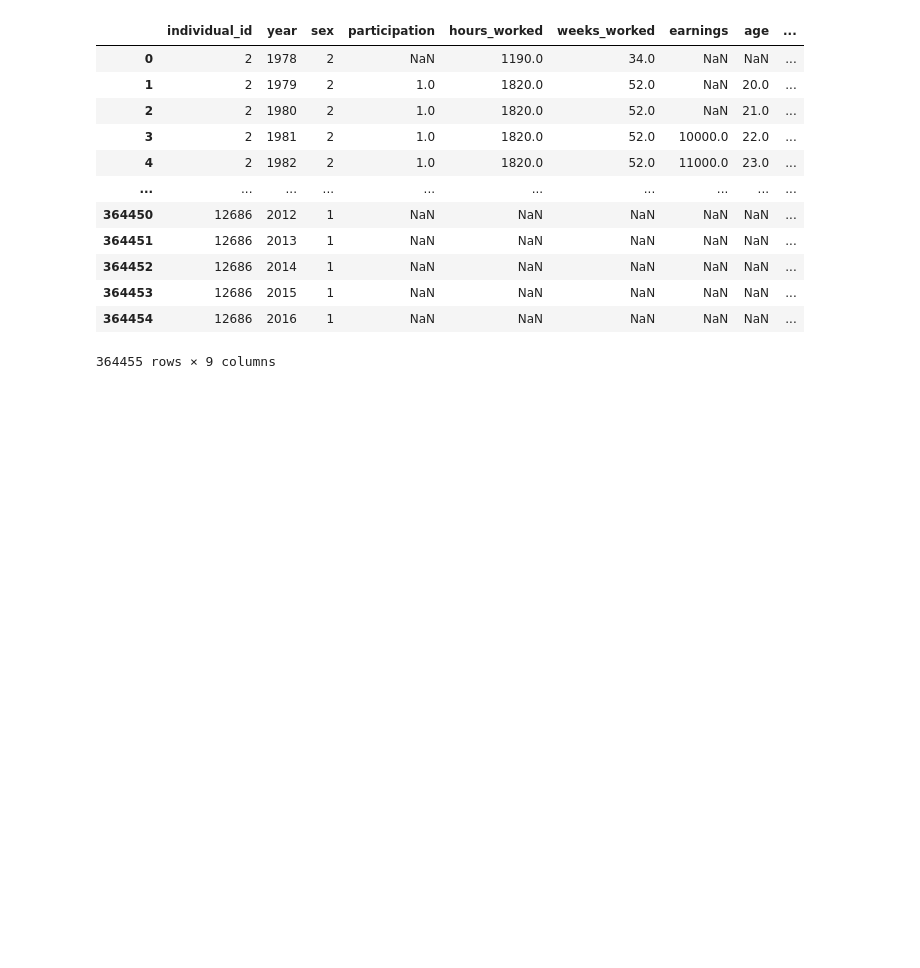
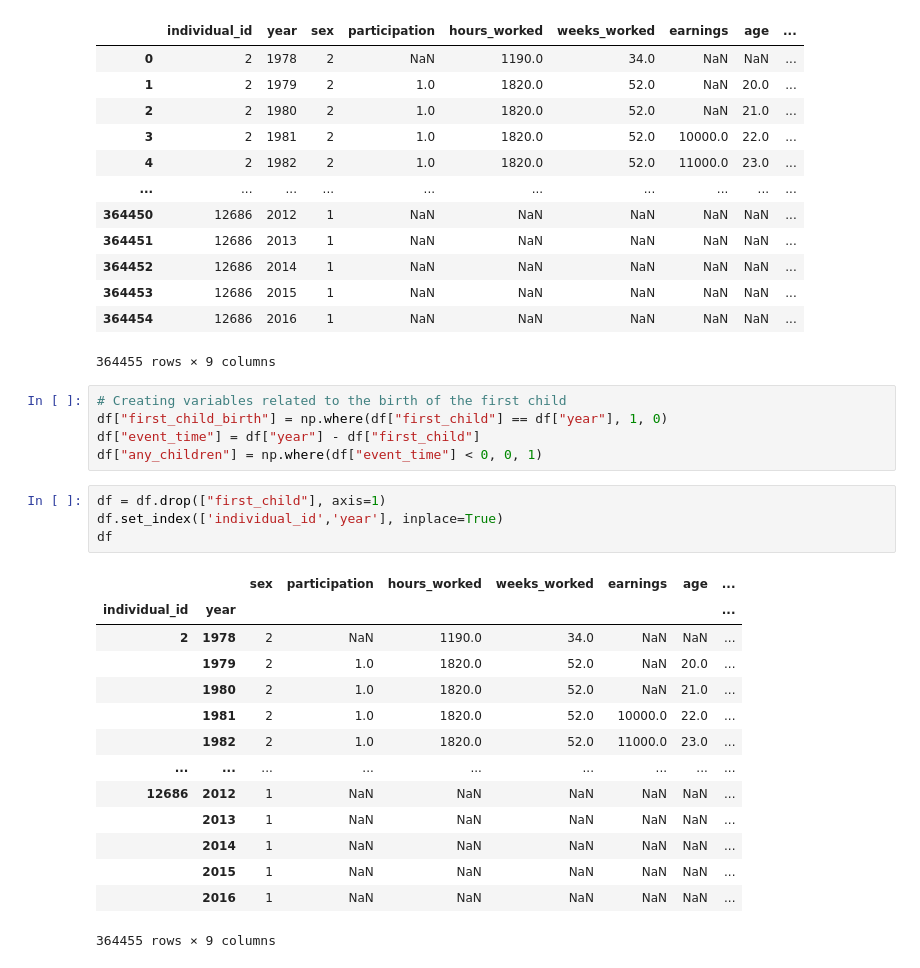
Before and after one commit to berikabinzet/Final_Project, a Jupyter notebook: src/data_management/data_cleaning_code.ipynb, the cells around one changed output. Saved outputs shown, nothing was run; the diff lists cells and outputs as text; blank space fills up the shorter version.

Commit message:
Created event_time, any_children and first_child variables.

```diff
--- a/src/data_management/data_cleaning_code.ipynb
+++ b/src/data_management/data_cleaning_code.ipynb
@@ -233,3 +233,27 @@ df
 | 364453 | 12686 | 2015 | 1 | NaN | NaN | NaN | NaN | NaN | ... |
 | 364454 | 12686 | 2016 | 1 | NaN | NaN | NaN | NaN | NaN | ... |
 364455 rows × 9 columns
+# %%
+# Creating variables related to the birth of the first child
+df["first_child_birth"] = np.where(df["first_child"] == df["year"], 1, 0)
+df["event_time"] = df["year"] - df["first_child"]
+df["any_children"] = np.where(df["event_time"] < 0, 0, 1)
+# %%
+df = df.drop(["first_child"], axis=1)
+df.set_index(['individual_id','year'], inplace=True)
+df
+# %% [output]
+|  |  | sex | participation | hours_worked | weeks_worked | earnings | age | ... |
+| individual_id | year |  |  |  |  |  |  | ... |
+| 2 | 1978 | 2 | NaN | 1190.0 | 34.0 | NaN | NaN | ... |
+|  | 1979 | 2 | 1.0 | 1820.0 | 52.0 | NaN | 20.0 | ... |
+|  | 1980 | 2 | 1.0 | 1820.0 | 52.0 | NaN | 21.0 | ... |
+|  | 1981 | 2 | 1.0 | 1820.0 | 52.0 | 10000.0 | 22.0 | ... |
+|  | 1982 | 2 | 1.0 | 1820.0 | 52.0 | 11000.0 | 23.0 | ... |
+| ... | ... | ... | ... | ... | ... | ... | ... | ... |
+| 12686 | 2012 | 1 | NaN | NaN | NaN | NaN | NaN | ... |
+|  | 2013 | 1 | NaN | NaN | NaN | NaN | NaN | ... |
+|  | 2014 | 1 | NaN | NaN | NaN | NaN | NaN | ... |
+|  | 2015 | 1 | NaN | NaN | NaN | NaN | NaN | ... |
+|  | 2016 | 1 | NaN | NaN | NaN | NaN | NaN | ... |
+364455 rows × 9 columns
```
